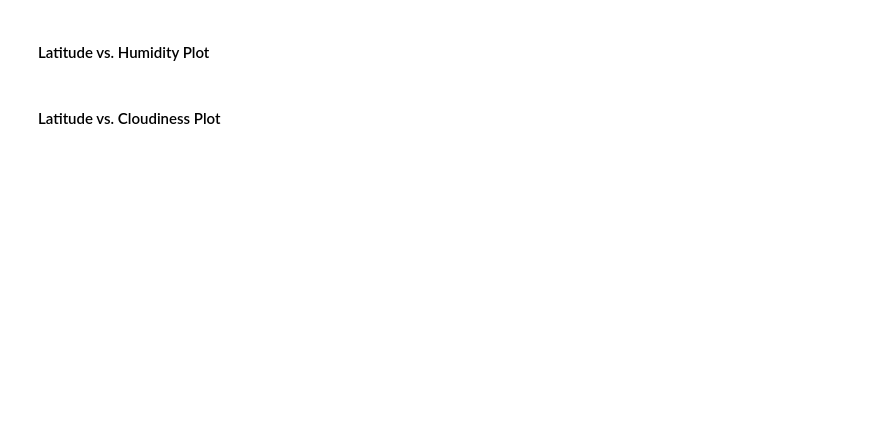
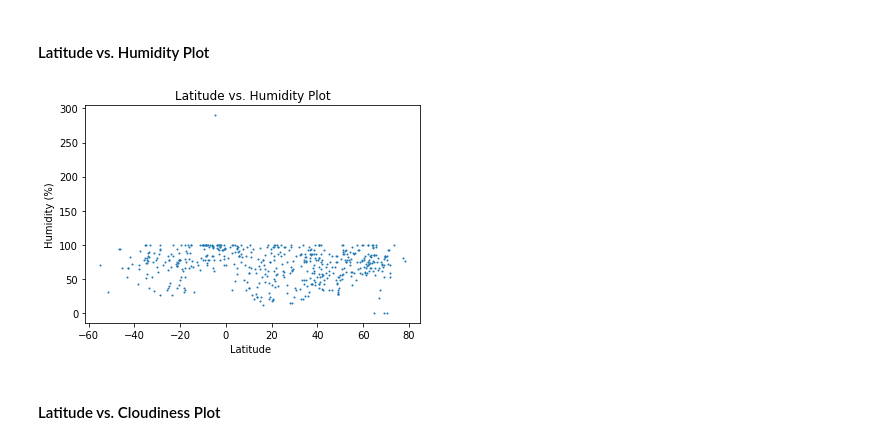
Before and after one commit to rjh33/WeatherPy, a Jupyter notebook: WeatherPy.ipynb, the cells around one changed output. Cells and saved outputs as stored; diff of their text form; code cells hidden in the pictures; blank space fills up the shorter version.

```diff
--- a/WeatherPy.ipynb
+++ b/WeatherPy.ipynb
@@ -147,4 +197,13 @@ weatherData_df
 # %% [markdown]
 #### Latitude vs. Humidity Plot
+# %%
+plt.scatter(weatherData_df['lat'],weatherData_df['humid'],s=1)
+plt.title("Latitude vs. Humidity Plot")
+plt.xlabel("Latitude ")
+plt.ylabel("Humidity (%)")
+plt.savefig('humidity.png')
+plt.show()
+# %% [output]
+[figure, added]
 # %% [markdown]
 #### Latitude vs. Cloudiness Plot
```
Also changed, not shown: parts of 9 cells of this notebook, 4 other files.
